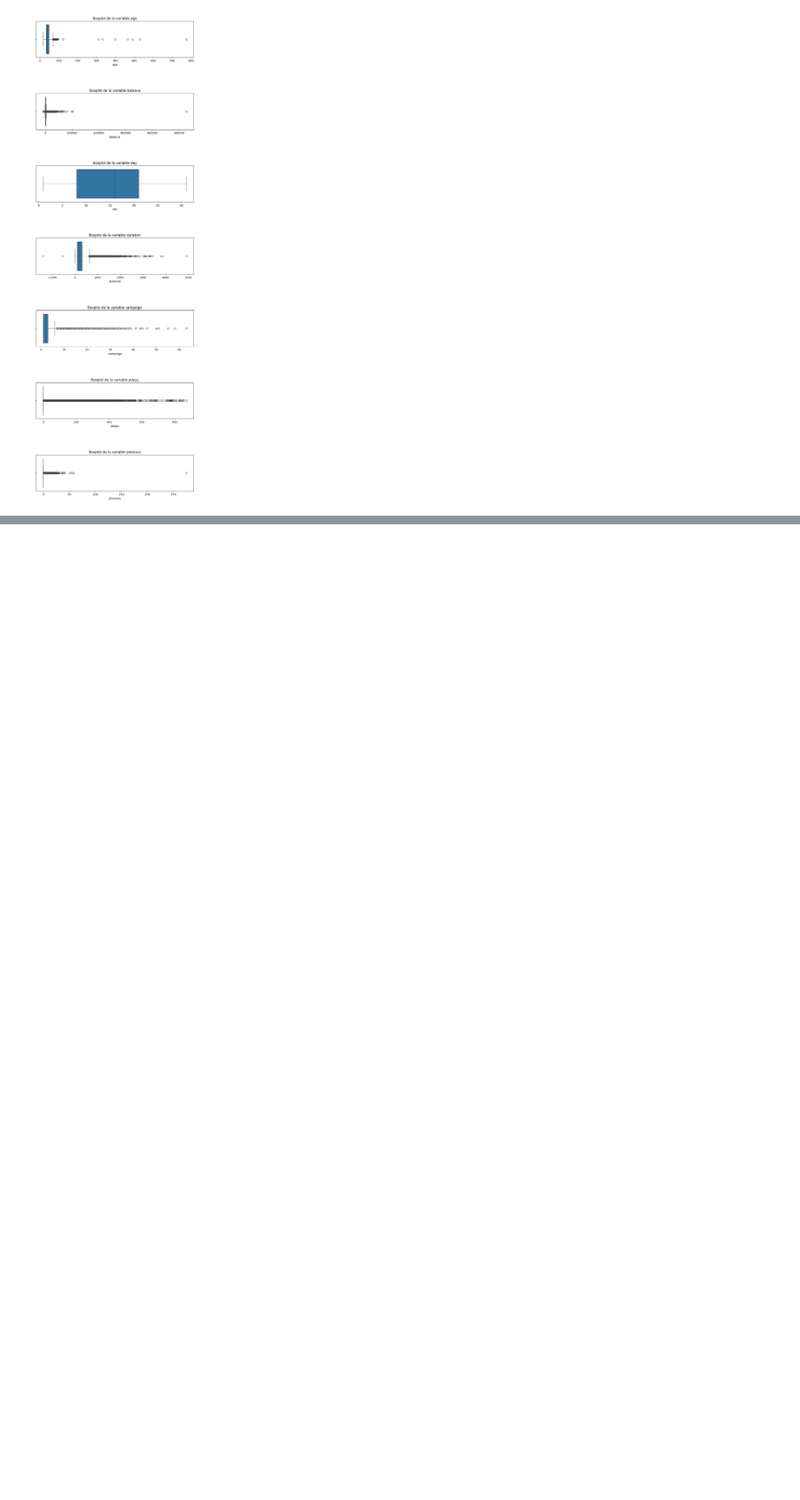
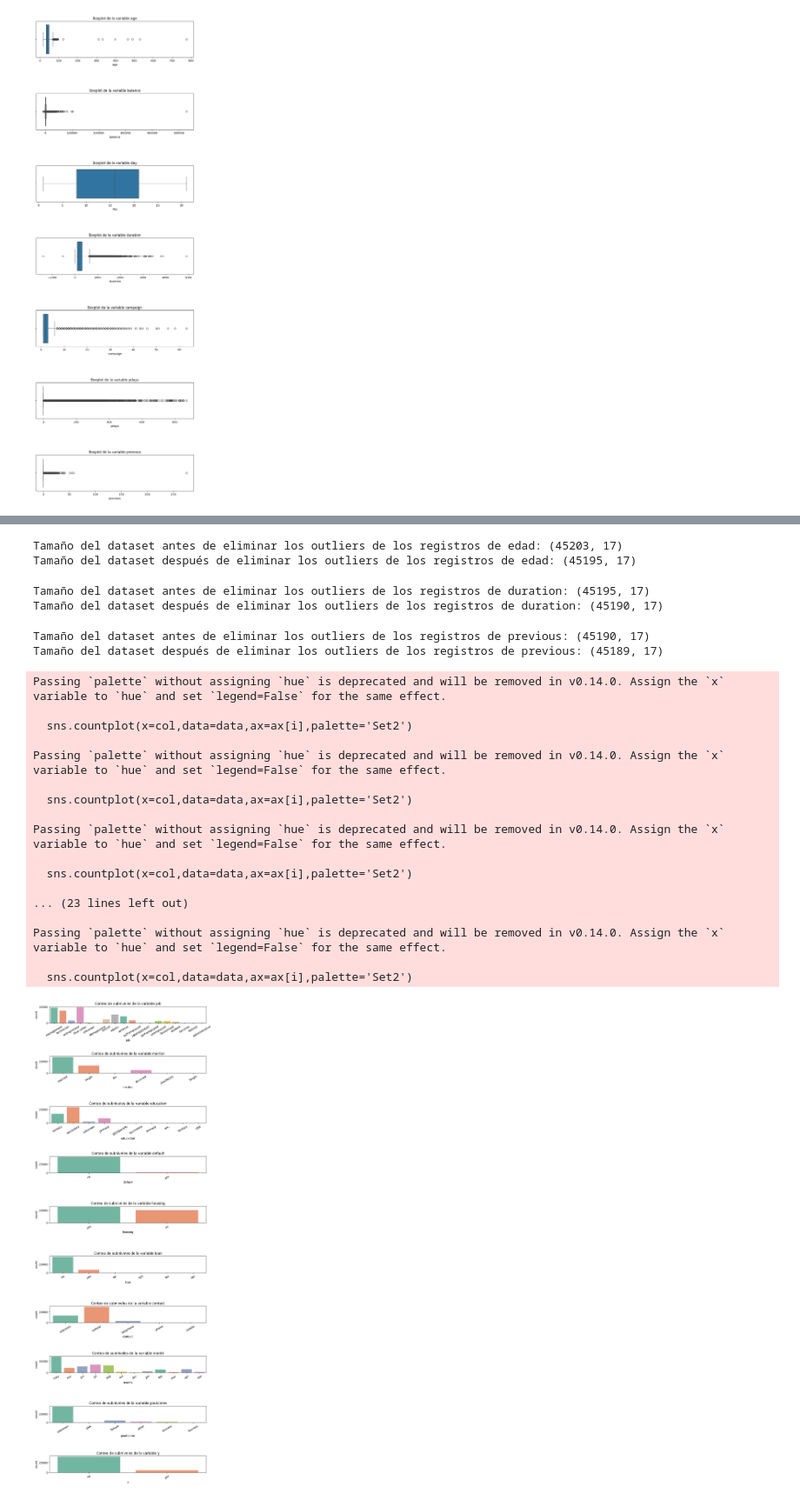
Before and after one commit to JosephLlacchua/Limpieza-de-datos-Python, a Jupyter notebook: limpieza_banco.ipynb, the cells around one changed output, grey strips where cells are left out. Shown at 87% size. Cells and saved outputs as stored; diff of their text form; code cells hidden in the pictures; blank space fills up the shorter version.

```diff
--- a/limpieza_banco.ipynb
+++ b/limpieza_banco.ipynb
@@ -125,0 +131,55 @@ for i, col in enumerate(cols_num):
+# %%
+print(f'Tamaño del dataset antes de eliminar los outliers de los registros de edad: {data.shape}')
+
+data=data[data['age']<=100]
+
+print(f'Tamaño del dataset después de eliminar los outliers de los registros de edad: {data.shape}')
+# %% [output]
+Tamaño del dataset antes de eliminar los outliers de los registros de edad: (45203, 17)
+Tamaño del dataset después de eliminar los outliers de los registros de edad: (45195, 17)
+# %%
+print(f'Tamaño del dataset antes de eliminar los outliers de los registros de duration: {data.shape}')
+
+data=data[data['duration']>0]
+
+print(f'Tamaño del dataset después de eliminar los outliers de los registros de duration: {data.shape}')
+# %% [output]
+Tamaño del dataset antes de eliminar los outliers de los registros de duration: (45195, 17)
+Tamaño del dataset después de eliminar los outliers de los registros de duration: (45190, 17)
+# %%
+print(f'Tamaño del dataset antes de eliminar los outliers de los registros de previous: {data.shape}')
+
+data=data[data['previous']<=100]
+
+print(f'Tamaño del dataset después de eliminar los outliers de los registros de previous: {data.shape}')
+# %% [output]
+Tamaño del dataset antes de eliminar los outliers de los registros de previous: (45190, 17)
+Tamaño del dataset después de eliminar los outliers de los registros de previous: (45189, 17)
+# %%
+# Graficar los subniveles de cada variable categórica "cols_cat"
+fig,ax=plt.subplots(nrows=10,ncols=1,figsize=(10,30))
+fig.subplots_adjust(hspace=2) #espacio entre subplots filas
+
+for i,col in enumerate(cols_cat):
+    sns.countplot(x=col,data=data,ax=ax[i],palette='Set2')
+    ax[i].set_title(f'Conteo de subniveles de la variable {col}')
+    ax[i].set_xticklabels(ax[i].get_xticklabels(),rotation=30)
+# %% [output]
+Passing `palette` without assigning `hue` is deprecated and will be removed in v0.14.0. Assign the `x` variable to `hue` and set `legend=False` for the same effect.
+
+  sns.countplot(x=col,data=data,ax=ax[i],palette='Set2')
+
+Passing `palette` without assigning `hue` is deprecated and will be removed in v0.14.0. Assign the `x` variable to `hue` and set `legend=False` for the same effect.
+
+  sns.countplot(x=col,data=data,ax=ax[i],palette='Set2')
+
+Passing `palette` without assigning `hue` is deprecated and will be removed in v0.14.0. Assign the `x` variable to `hue` and set `legend=False` for the same effect.
+
+  sns.countplot(x=col,data=data,ax=ax[i],palette='Set2')
+
+... (23 lines left out)
+
+Passing `palette` without assigning `hue` is deprecated and will be removed in v0.14.0. Assign the `x` variable to `hue` and set `legend=False` for the same effect.
+
+  sns.countplot(x=col,data=data,ax=ax[i],palette='Set2')
+[figure, added]
```
Also changed, not shown: parts of 10 cells of this notebook, 1 other file.
